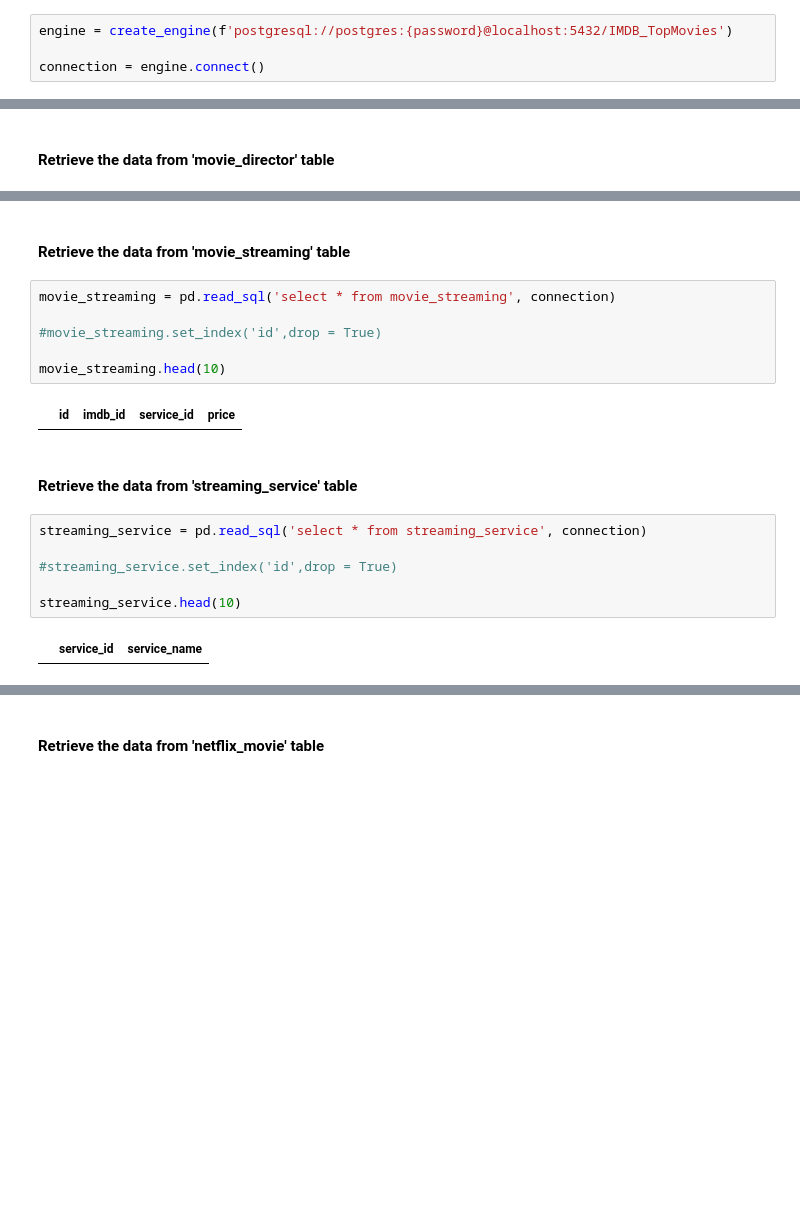
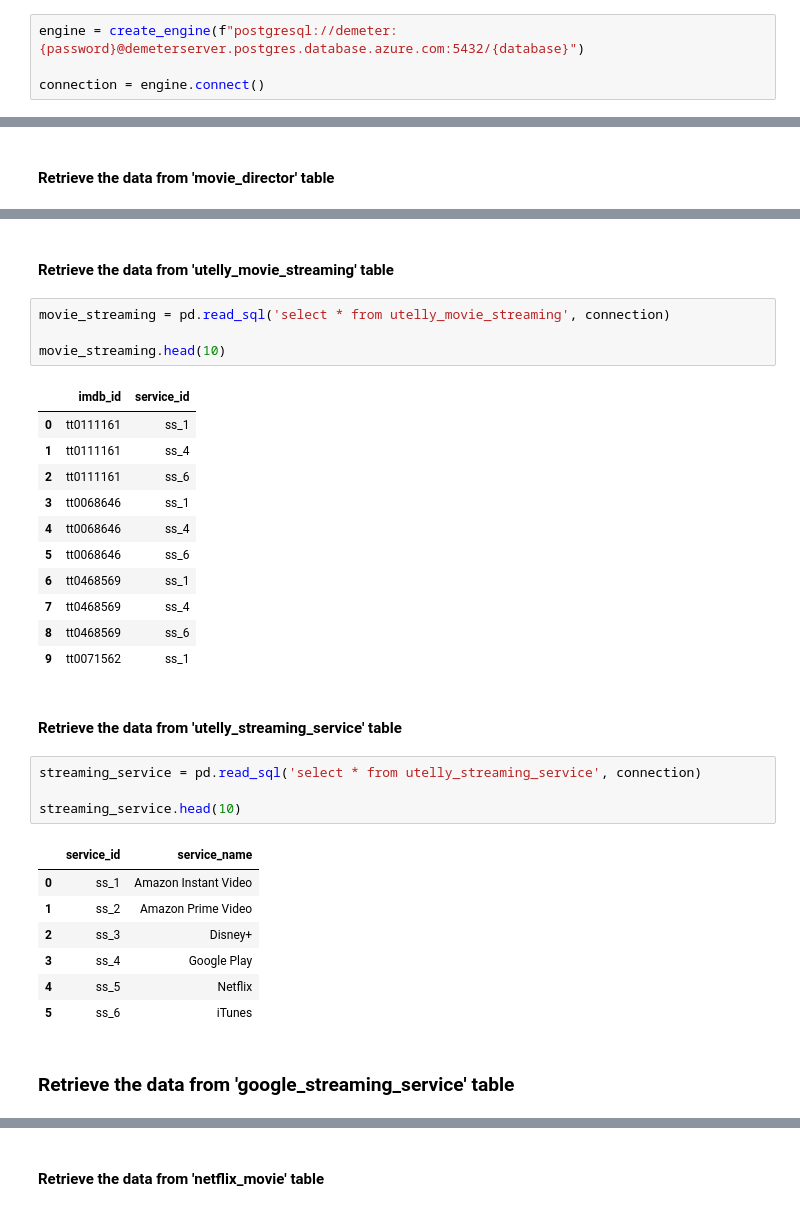
Before and after one commit to johanpramudito/ETL-Melodi, a Jupyter notebook: Load/SQL_Table/Loading_Postgres.ipynb, the cells around one changed output, grey strips where cells are left out. Drawn from its saved outputs; the diff is of its cells as text; blank space fills up the shorter version.

```diff
--- a/Load/SQL_Table/Loading_Postgres.ipynb
+++ b/Load/SQL_Table/Loading_Postgres.ipynb
@@ -21,5 +21,5 @@ ___
 ___
 # %%
-engine = create_engine(f'postgresql://postgres:{password}@localhost:5432/IMDB_TopMovies')
+engine = create_engine(f"postgresql://demeter:{password}@demeterserver.postgres.database.azure.com:5432/{database}")
 
 connection = engine.connect()
@@ -74,20 +117,34 @@ movie_director.head(10)
 # %% [markdown]
-#### Retrieve the data from 'movie_streaming' table
+#### Retrieve the data from 'utelly_movie_streaming' table
 # %%
-movie_streaming = pd.read_sql('select * from movie_streaming', connection)
-
-#movie_streaming.set_index('id',drop = True)
+movie_streaming = pd.read_sql('select * from utelly_movie_streaming', connection)
 
 movie_streaming.head(10)
 # %% [output]
-|  | id | imdb_id | service_id | price |
+|  | imdb_id | service_id |
+| 0 | tt0111161 | ss_1 |
+| 1 | tt0111161 | ss_4 |
+| 2 | tt0111161 | ss_6 |
+| 3 | tt0068646 | ss_1 |
+| 4 | tt0068646 | ss_4 |
+| 5 | tt0068646 | ss_6 |
+| 6 | tt0468569 | ss_1 |
+| 7 | tt0468569 | ss_4 |
+| 8 | tt0468569 | ss_6 |
+| 9 | tt0071562 | ss_1 |
 # %% [markdown]
-#### Retrieve the data from 'streaming_service' table
+#### Retrieve the data from 'utelly_streaming_service' table
 # %%
-streaming_service = pd.read_sql('select * from streaming_service', connection)
-
-#streaming_service.set_index('id',drop = True)
+streaming_service = pd.read_sql('select * from utelly_streaming_service', connection)
 
 streaming_service.head(10)
 # %% [output]
 |  | service_id | service_name |
+| 0 | ss_1 | Amazon Instant Video |
+| 1 | ss_2 | Amazon Prime Video |
+| 2 | ss_3 | Disney+ |
+| 3 | ss_4 | Google Play |
+| 4 | ss_5 | Netflix |
+| 5 | ss_6 | iTunes |
+# %% [markdown]
+### Retrieve the data from 'google_streaming_service' table
```
Also changed, not shown: parts of 30 cells of this notebook, 2 other files.
